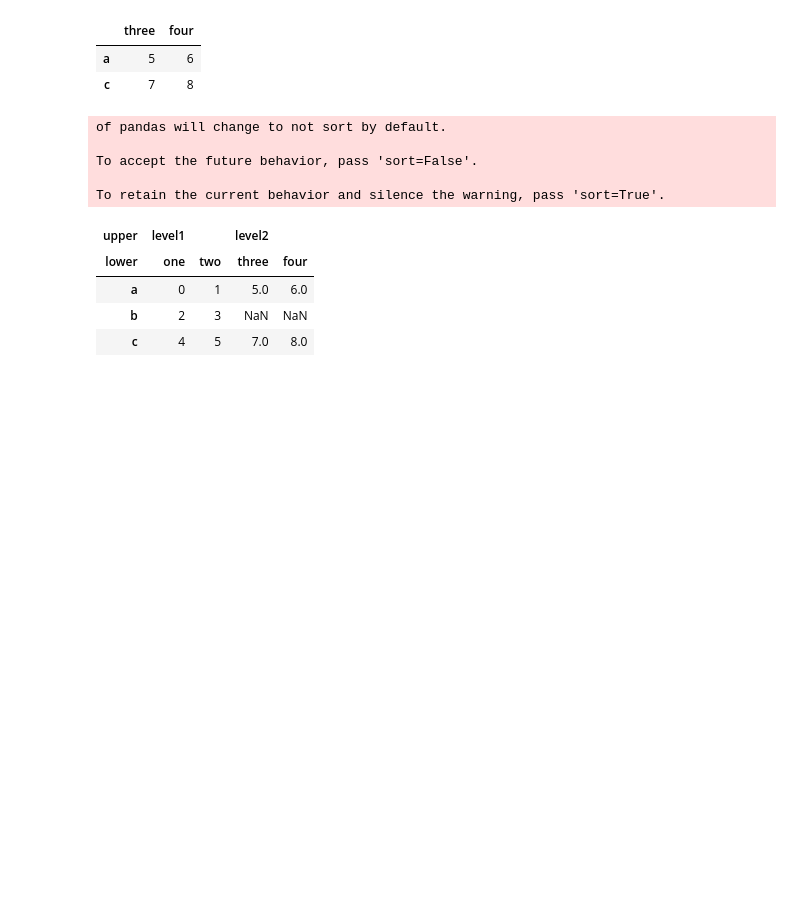
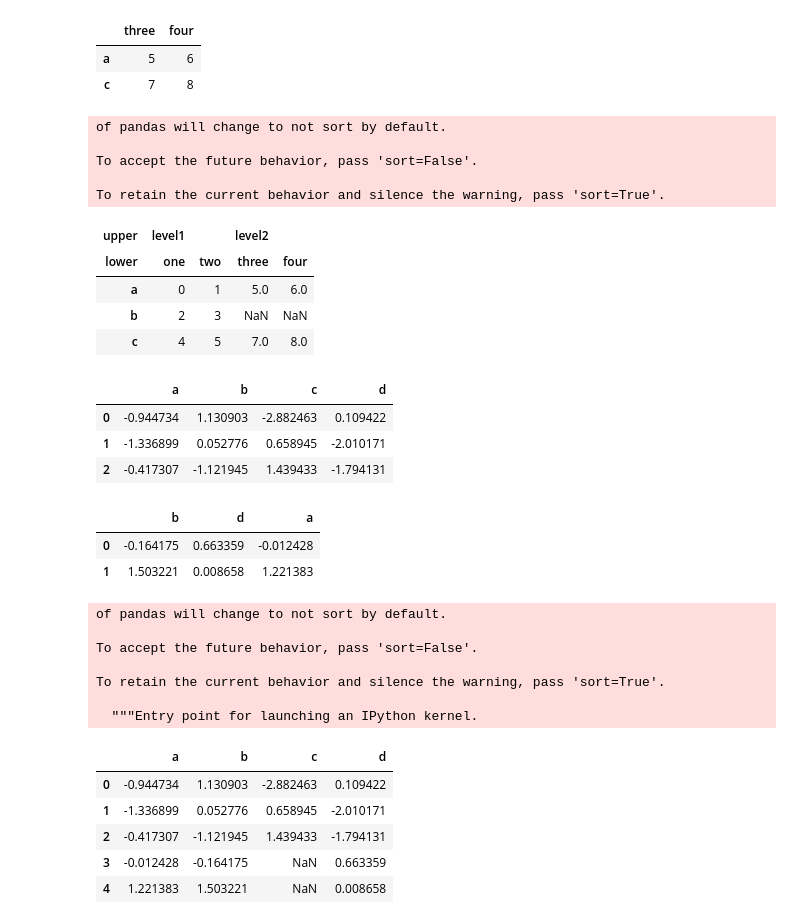
Before and after one commit to shuangsong/python_data_analysis, a Jupyter notebook: note_3.ipynb, the cells around one changed output. Saved outputs shown, nothing was run; the diff lists cells and outputs as text; code cells hidden in the pictures; blank space fills up the shorter version.

```diff
--- a/note_3.ipynb
+++ b/note_3.ipynb
@@ -595,4 +595,34 @@ To retain the current behavior and silence the warning, pass 'sort=True'.
 # %%
 #example of row index is note meaningful:
 df1= DataFrame(np.random.randn(3,4), columns = ['a','b','c','d'])
-df2 = DataFrame(np.random.randn(2,3),com)
+df2 = DataFrame(np.random.randn(2,3),columns = ['b','d','a'])
+# %%
+df1
+# %% [output]
+|  | a | b | c | d |
+| 0 | -0.944734 | 1.130903 | -2.882463 | 0.109422 |
+| 1 | -1.336899 | 0.052776 | 0.658945 | -2.010171 |
+| 2 | -0.417307 | -1.121945 | 1.439433 | -1.794131 |
+# %%
+df2
+# %% [output]
+|  | b | d | a |
+| 0 | -0.164175 | 0.663359 | -0.012428 |
+| 1 | 1.503221 | 0.008658 | 1.221383 |
+# %%
+pd.concat([df1,df2],ignore_index = True)
+#combine all columns of df1 and df2
+# %% [output]
+of pandas will change to not sort by default.
+
+To accept the future behavior, pass 'sort=False'.
+
+To retain the current behavior and silence the warning, pass 'sort=True'.
+
+  """Entry point for launching an IPython kernel.
+|  | a | b | c | d |
+| 0 | -0.944734 | 1.130903 | -2.882463 | 0.109422 |
+| 1 | -1.336899 | 0.052776 | 0.658945 | -2.010171 |
+| 2 | -0.417307 | -1.121945 | 1.439433 | -1.794131 |
+| 3 | -0.012428 | -0.164175 | NaN | 0.663359 |
+| 4 | 1.221383 | 1.503221 | NaN | 0.008658 |
```
Also changed, not shown: parts of 23 cells of this notebook, 1 other file.
